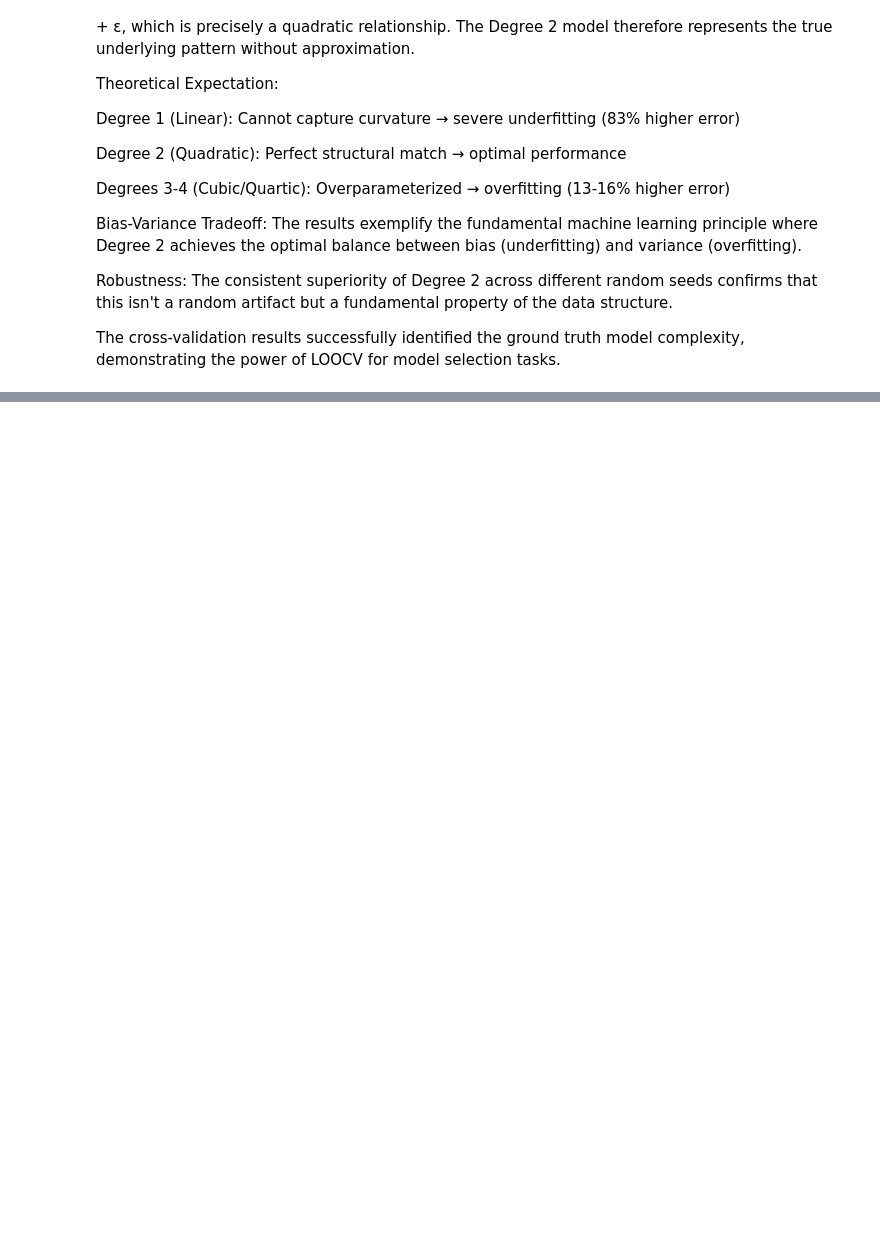
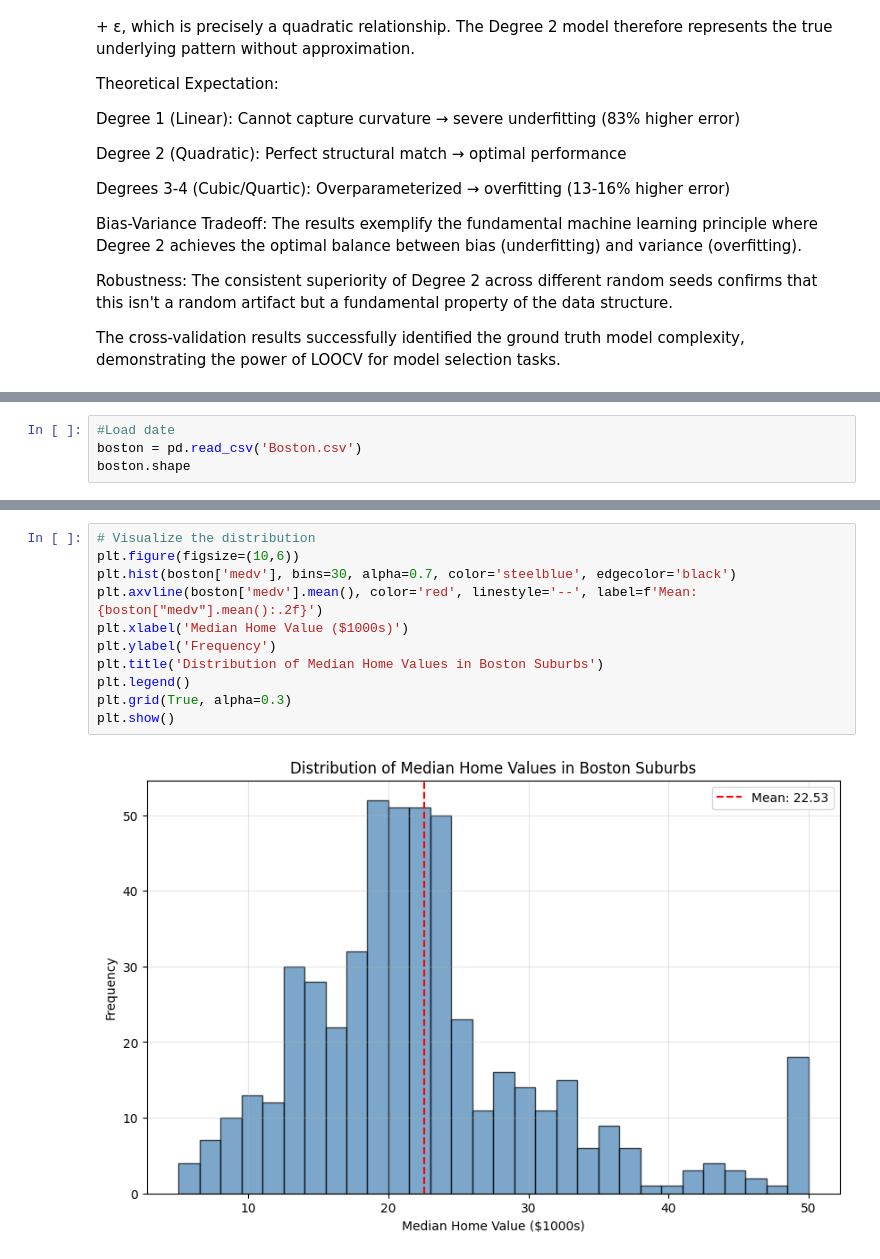
Before and after one commit to dh-kt/Statistical_Learning_Resampling-Method, a Jupyter notebook: notebooks/validation_set_approach.ipynb, the cells around one changed output, grey strips where cells are left out. Cells and saved outputs as stored; diff of their text form; blank space fills up the shorter version.

```diff
--- a/notebooks/validation_set_approach.ipynb
+++ b/notebooks/validation_set_approach.ipynb
@@ -1218,0 +1269,4 @@ The cross-validation results successfully identified the ground truth model comp
+# %%
+#Load date
+boston = pd.read_csv('Boston.csv')
+boston.shape
@@ -1218,0 +1361,13 @@ The cross-validation results successfully identified the ground truth model comp
+# %%
+# Visualize the distribution
+plt.figure(figsize=(10,6))
+plt.hist(boston['medv'], bins=30, alpha=0.7, color='steelblue', edgecolor='black')
+plt.axvline(boston['medv'].mean(), color='red', linestyle='--', label=f'Mean: {boston["medv"].mean():.2f}')
+plt.xlabel('Median Home Value ($1000s)')
+plt.ylabel('Frequency')
+plt.title('Distribution of Median Home Values in Boston Suburbs')
+plt.legend()
+plt.grid(True, alpha=0.3)
+plt.show()
+# %% [output]
+[figure, added]
```
Also changed, not shown: parts of 15 cells of this notebook.
